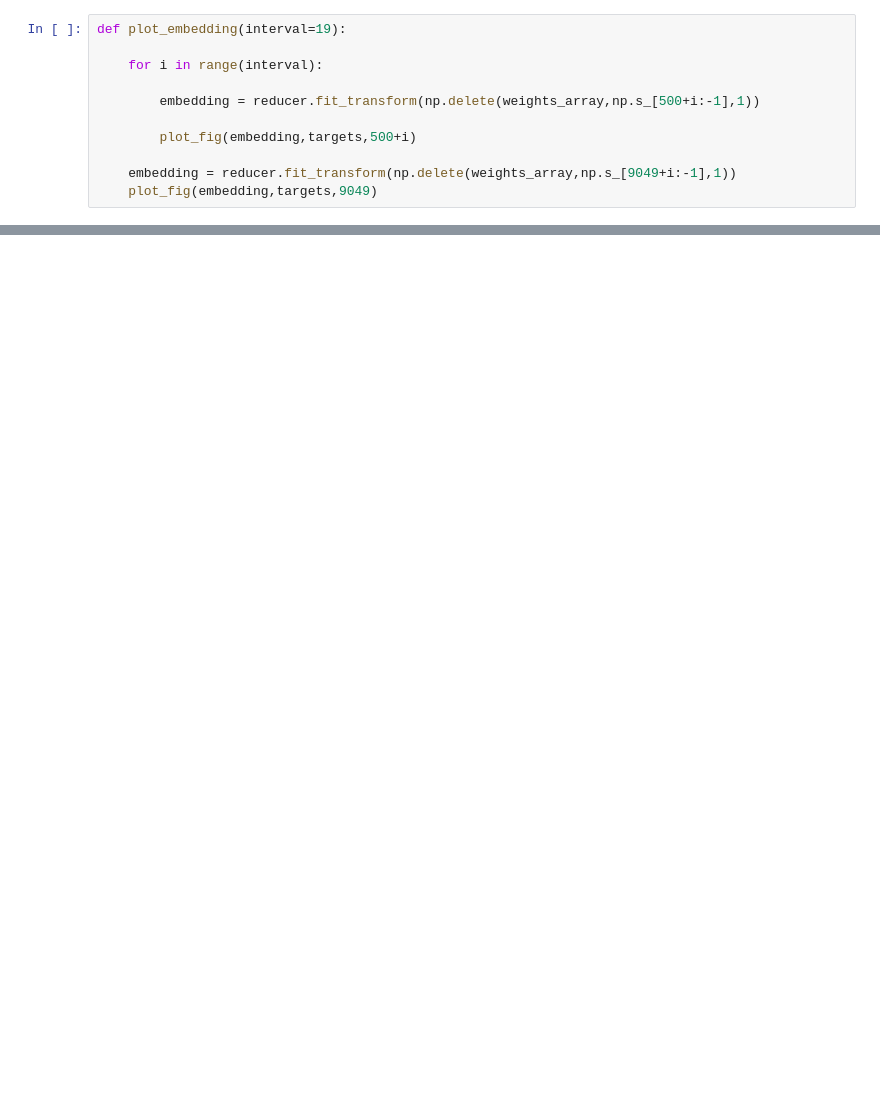
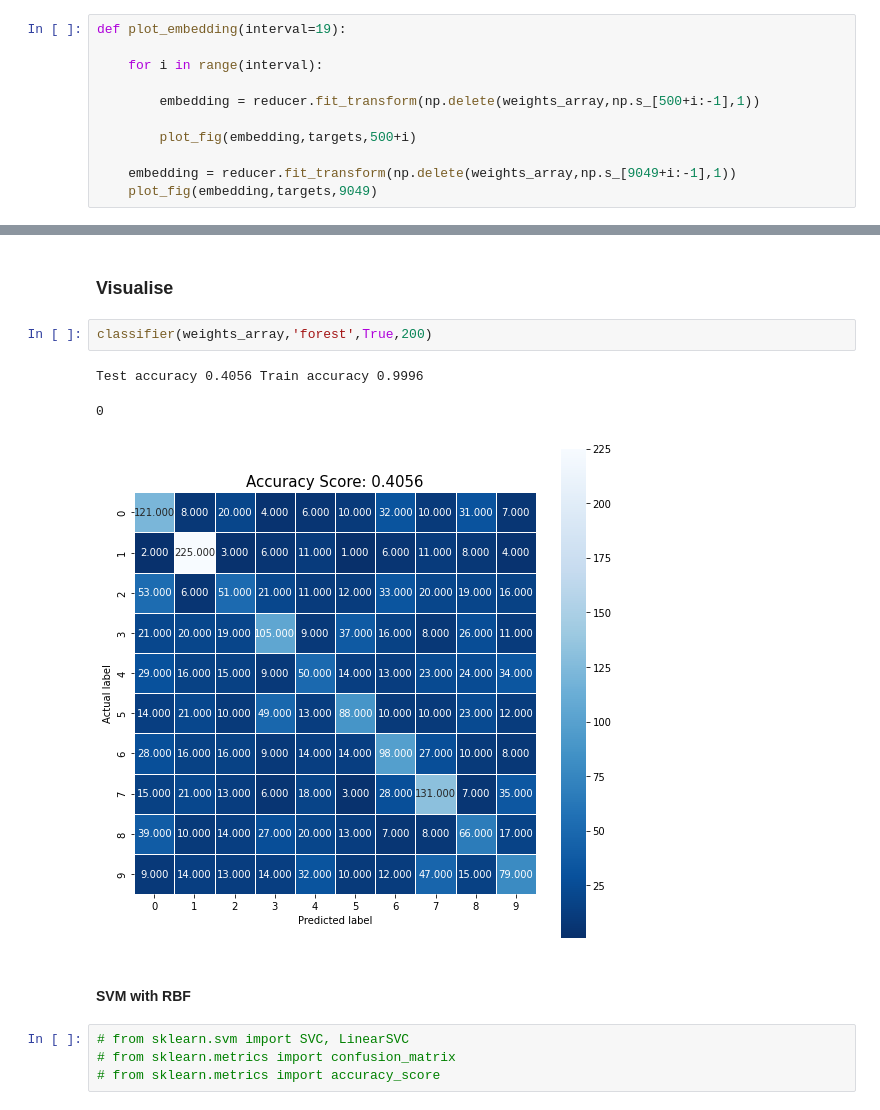
Before and after one commit to CadmusFlux/Implicit_neural_representation, a Jupyter notebook: visualisation.ipynb, the cells around one changed output, grey strips where cells are left out. Cells and saved outputs as stored; diff of their text form; blank space fills up the shorter version.

Commit message:
Creating a function for all the classifiers 2

```diff
--- a/visualisation.ipynb
+++ b/visualisation.ipynb
@@ -74,0 +127,14 @@ def plot_embedding(interval=19):
+# %% [markdown]
+### Visualise
+# %%
+classifier(weights_array,'forest',True,200)
+# %% [output]
+Test accuracy 0.4056 Train accuracy 0.9996
+0
+[figure, added]
+# %% [markdown]
+#### SVM with RBF
+# %%
+# from sklearn.svm import SVC, LinearSVC
+# from sklearn.metrics import confusion_matrix
+# from sklearn.metrics import accuracy_score
```
Also changed, not shown: parts of 13 cells of this notebook.
